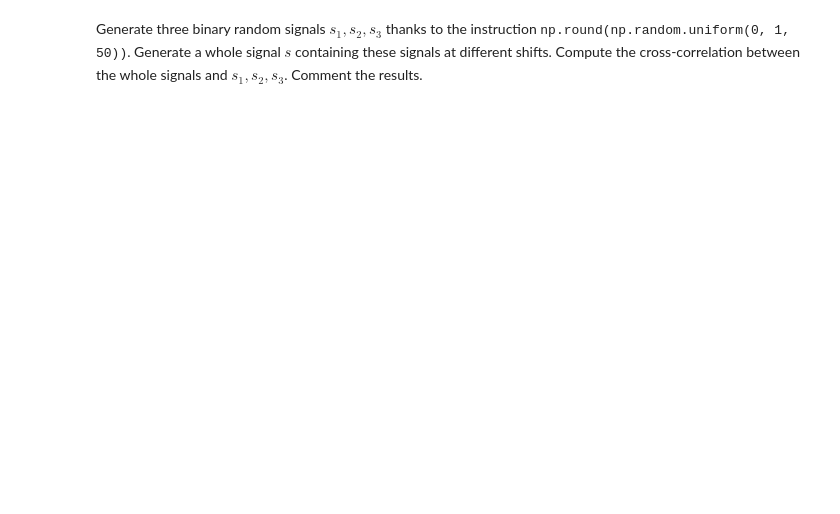
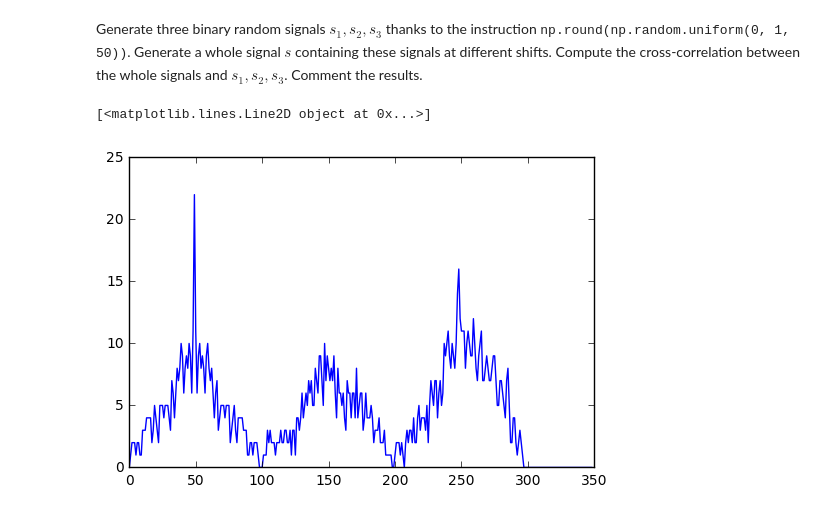
Before and after one commit to robertopao/DSP-TP-1617, a Jupyter notebook: Lab1/python/Lab1.ipynb, the cells around one changed output. Drawn from its saved outputs; the diff is of its cells as text; code cells hidden in the pictures; blank space fills up the shorter version.

```diff
--- a/Lab1/python/Lab1.ipynb
+++ b/Lab1/python/Lab1.ipynb
@@ -295,2 +334,21 @@ Compute the autocorrelation of the two observations and plot them. Are these noi
 # %% [markdown]
 Generate three binary random signals $s_1, s_2, s_3$ thanks to the instruction <tt>np.round(np.random.uniform(0, 1, 50))</tt>. Generate a whole signal $s$ containing these signals at different shifts. Compute the cross-correlation between the whole signals and $s_1, s_2, s_3$. Comment the results.
+# %%
+s1 = np.round(np.random.uniform(0, 1, 50))
+s2 = np.round(np.random.uniform(0, 1, 50))
+s3 = np.round(np.random.uniform(0, 1, 50))
+s = np.zeros((300, ))
+snull = np.zeros((50,))
+s[0:50] += s1.copy()
+s[50:100] += snull.copy()
+s[100:150] += s2.copy()
+s[150:200] += snull.copy()
+s[200:250] += s3.copy()
+
+
+cor = np.correlate(s,s1,mode='full')
+
+plt.plot(cor)
+# %% [output]
+[<matplotlib.lines.Line2D object at 0x...>]
+[figure, added]
```
Also changed, not shown: parts of 10 cells of this notebook.
